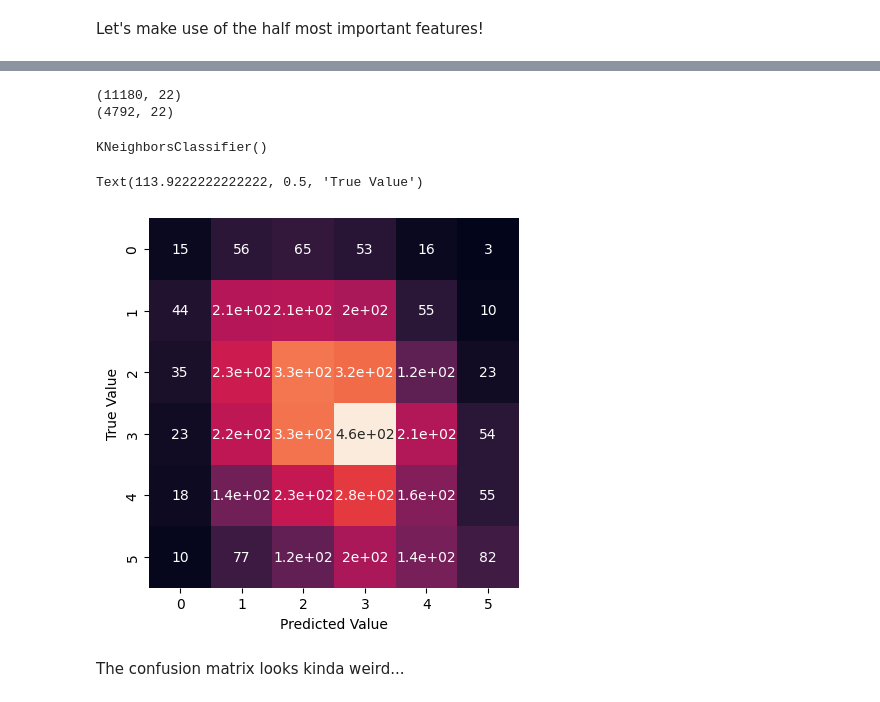
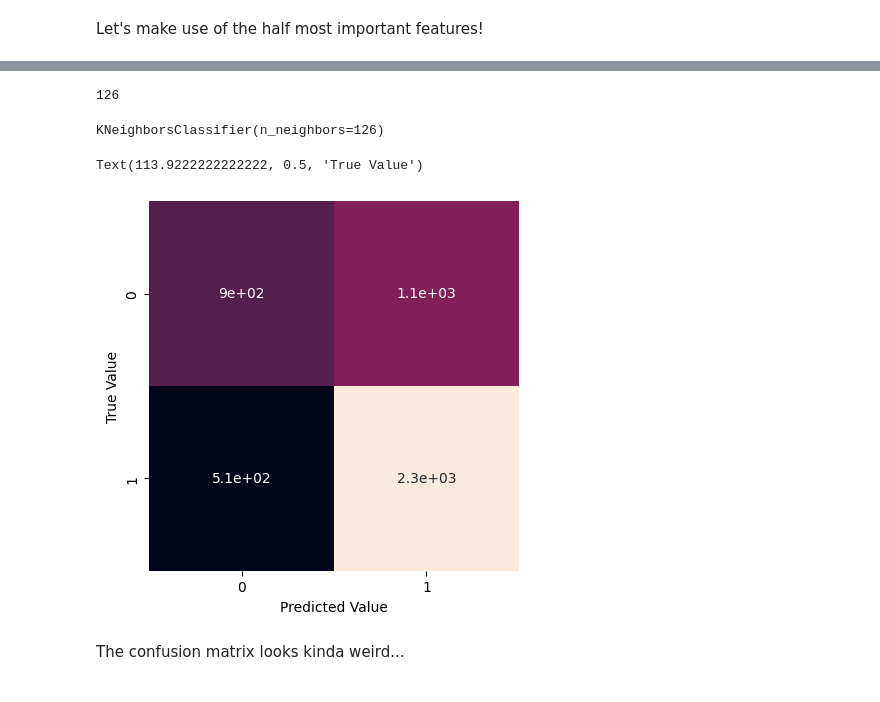
Before and after one commit to daryll-ko/stress, a Jupyter notebook: backend/CS_180_Final_Project.ipynb, the cells around one changed output, grey strips where cells are left out. Saved outputs shown, nothing was run; the diff lists cells and outputs as text; code cells hidden in the pictures.

```diff
--- a/backend/CS_180_Final_Project.ipynb
+++ b/backend/CS_180_Final_Project.ipynb
@@ -141 +158,9 @@ memory usage: 2.7 MB
 None
+# %%
+def fun(val: int) -> int:
+    assert val in [*range(0, 5+1)]
+    return val // 3
+
+df['DAILY_STRESS'] = df['DAILY_STRESS'].apply(fun)
+
+print(df['DAILY_STRESS'].describe())
@@ -201,7 +236,14 @@ X_top_features = X[top_features['feature']]
 # %%
 # Scaling the features
-scaler = MinMaxScaler(feature_range=(-1, 1))
-X_scaled = scaler.fit_transform(X)
 
-print(X_scaled)
+# scaler = MinMaxScaler(feature_range=(-1, 1))
+scaler = StandardScaler()
+
+X_train, X_test, y_train, y_test = train_test_split(X_top_features, y, test_size = 0.3, random_state = 99)
+
+X_train = scaler.fit_transform(X_train)
+X_test = scaler.transform(X_test)
+
+print(X_train.shape)
+print(X_test.shape)
 # %% [output]
@@ -221,27 +252,21 @@ print(X_scaled)
-# %%
-X_train, x_test, y_train, y_test = train_test_split(X_scaled, y, test_size = 0.3, random_state = 99)
-
-print(X_train.shape)
-print(x_test.shape)
-# %% [output]
-(11180, 22)
-(4792, 22)
-# %%
-# Let's try with 5 neighbors
-knn = KNeighborsClassifier(n_neighbors=5)
-knn.fit(X_train, y_train)
-# %% [output]
-KNeighborsClassifier()
+# %%
+k = round(math.sqrt(X.shape[0]))
+print(k)
+
+knn = KNeighborsClassifier(n_neighbors=k)
+knn.fit(X_train, y_train)
+# %% [output]
+126
+KNeighborsClassifier(n_neighbors=126)
 # %%
-y_pred = knn.predict(x_test)
+y_pred = knn.predict(X_test)
 mat1 = confusion_matrix(y_test, y_pred)
 sns.heatmap(mat1, square = True, annot = True, cbar = False)
 plt.xlabel('Predicted Value')
 plt.ylabel('True Value')
-# print(confusion_matrix(y_test, y_pred))
 # %% [output]
 Text(113.9222222222222, 0.5, 'True Value')
-[figure, old version]
+[figure, new version]
 # %% [markdown]
 The confusion matrix looks kinda weird...
 # %%
```
Also changed, not shown: parts of 14 cells of this notebook.
